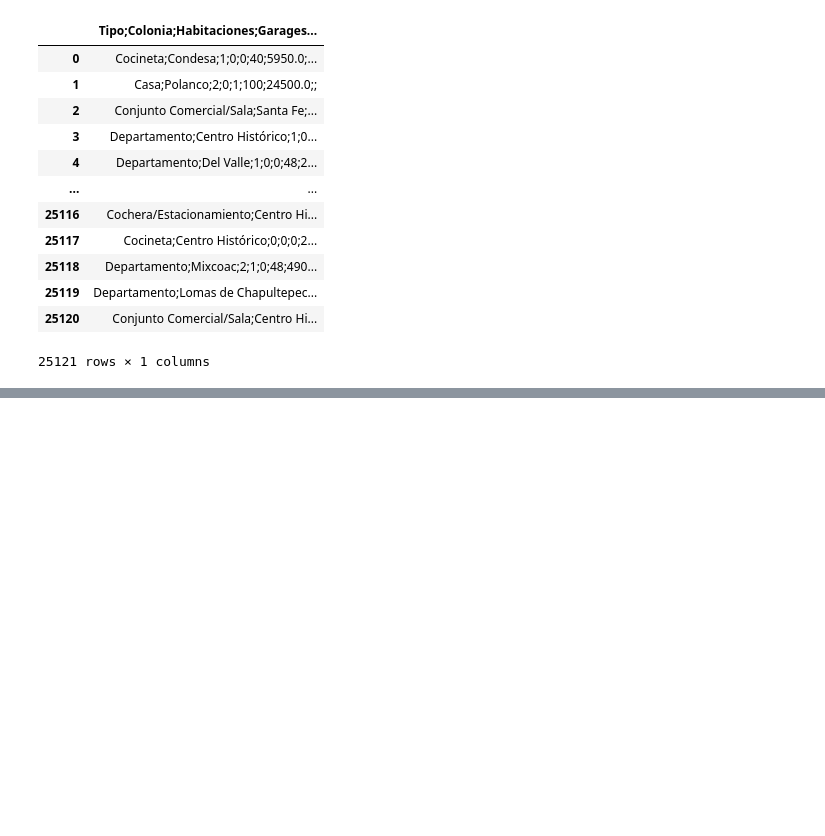
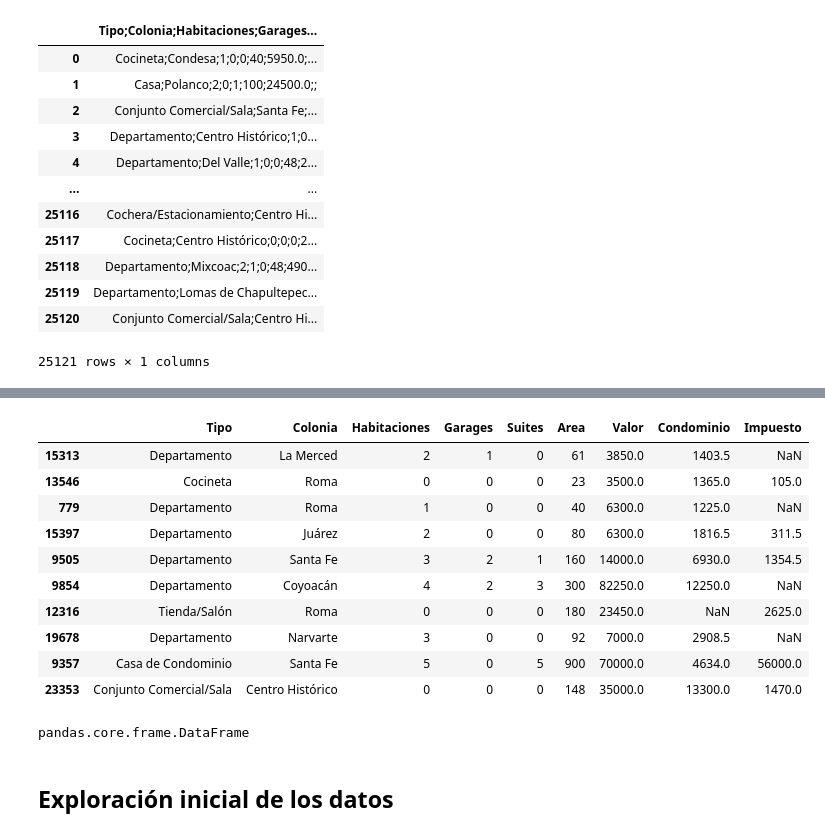
Before and after one commit to DarkLyng/Pandas, a Jupyter notebook: inmuebles_cdmx.ipynb, the cells around one changed output, grey strips where cells are left out. Drawn from its saved outputs; the diff is of its cells as text; code cells hidden in the pictures; blank space fills up the shorter version.

```diff
--- a/inmuebles_cdmx.ipynb
+++ b/inmuebles_cdmx.ipynb
@@ -28,0 +92,18 @@ pd.read_csv(url, sep=";")
+# %%
+datos.sample(10)
+# %% [output]
+|  | Tipo | Colonia | Habitaciones | Garages | Suites | Area | Valor | Condominio | Impuesto |
+| 15313 | Departamento | La Merced | 2 | 1 | 0 | 61 | 3850.0 | 1403.5 | NaN |
+| 13546 | Cocineta | Roma | 0 | 0 | 0 | 23 | 3500.0 | 1365.0 | 105.0 |
+| 779 | Departamento | Roma | 1 | 0 | 0 | 40 | 6300.0 | 1225.0 | NaN |
+| 15397 | Departamento | Juárez | 2 | 0 | 0 | 80 | 6300.0 | 1816.5 | 311.5 |
+| 9505 | Departamento | Santa Fe | 3 | 2 | 1 | 160 | 14000.0 | 6930.0 | 1354.5 |
+| 9854 | Departamento | Coyoacán | 4 | 2 | 3 | 300 | 82250.0 | 12250.0 | NaN |
+| 12316 | Tienda/Salón | Roma | 0 | 0 | 0 | 180 | 23450.0 | NaN | 2625.0 |
+| 19678 | Departamento | Narvarte | 3 | 0 | 0 | 92 | 7000.0 | 2908.5 | NaN |
+| 9357 | Casa de Condominio | Santa Fe | 5 | 0 | 5 | 900 | 70000.0 | 4634.0 | 56000.0 |
+| 23353 | Conjunto Comercial/Sala | Centro Histórico | 0 | 0 | 0 | 148 | 35000.0 | 13300.0 | 1470.0 |
+# %%
+type(datos)
+# %% [output]
+pandas.core.frame.DataFrame
@@ -28,0 +116,2 @@ pd.read_csv(url, sep=";")
+# %% [markdown]
+## **Exploración inicial de los datos**
```
Also changed, not shown: parts of 21 cells of this notebook.
